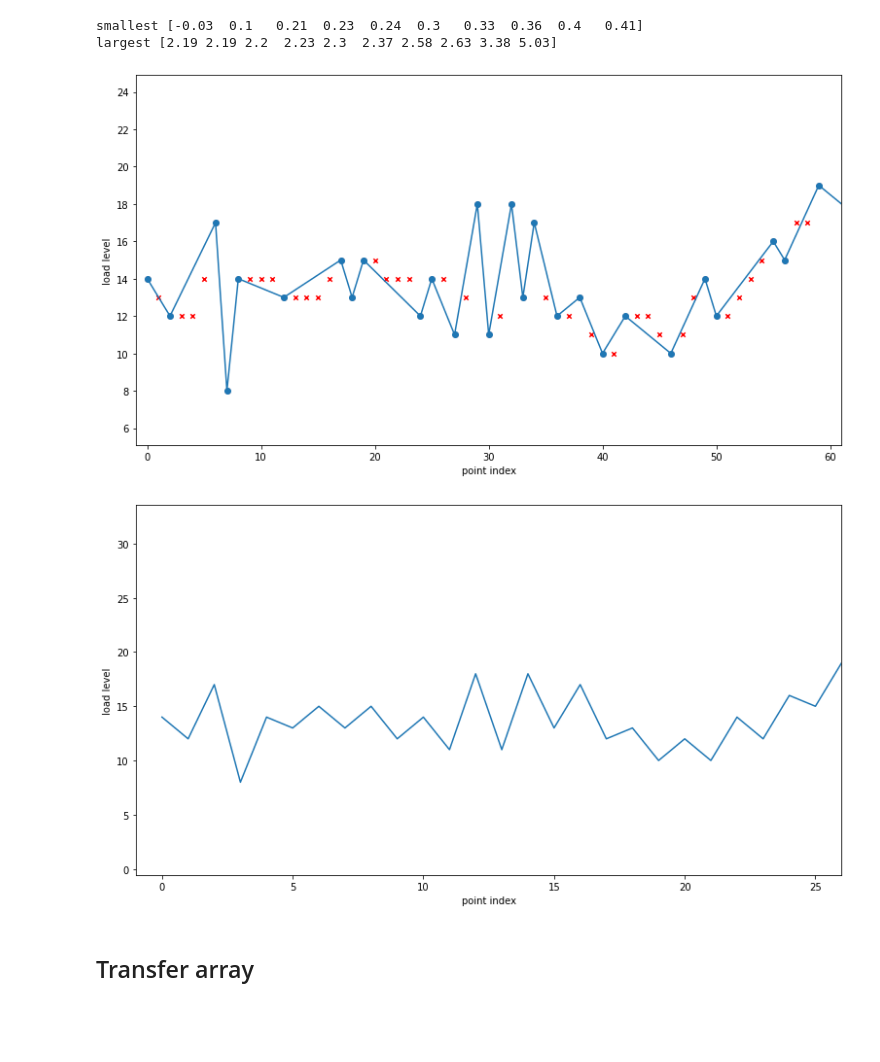
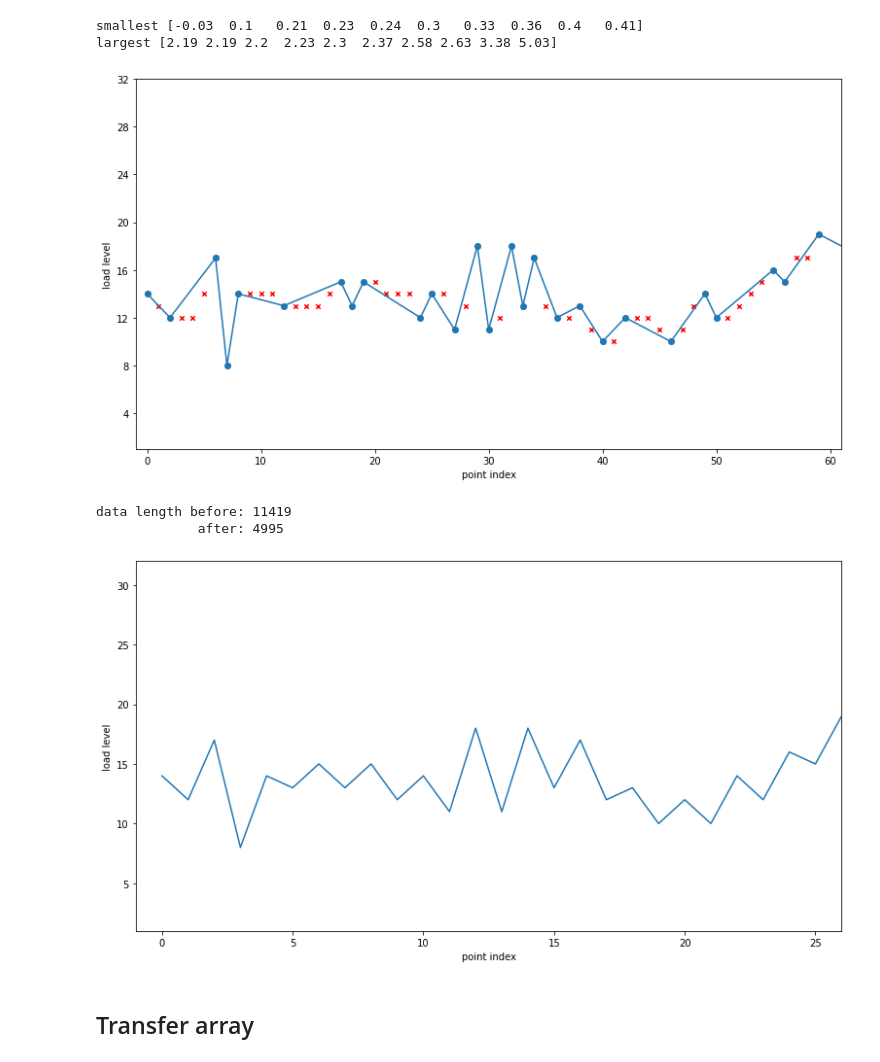
Before and after one commit to Maarrk/zidkl-article, a Jupyter notebook: advanced.ipynb, the cells around one changed output. Drawn from its saved outputs; the diff is of its cells as text; code cells hidden in the pictures; blank space fills up the shorter version.

Commit message:
Adjust figures for the article

```diff
--- a/advanced.ipynb
+++ b/advanced.ipynb
@@ -3,10 +3,13 @@
 # %%
 import numpy as np
 import matplotlib.pyplot as plt
+from matplotlib import ticker, cm
 plt.rc('figure', figsize=(13, 7))
 from matplotlib.ticker import MaxNLocator
 from IPython.display import display, Markdown, Latex  # Display cells with dynamic content
 from string import Template  # Replace text with $ instead of {}, much better for LaTeX equations
+from os import path, makedirs  # Filesystem handling
+import warnings  # Required to suppress a matplotlib warning
 
 def round_numbers(data: dict, places: int) -> dict:
   """Setup floating point variables for string substitution
@@ -37,6 +40,11 @@ md = lambda text, data, places = 3: display(Markdown(Template(text).substitute(r
 
 def sign(x):
   return 1 if x > 0 else -1 if x < 0 else 0
+
+if not path.isdir('output'):
+  makedirs('output')
+
+save = lambda name: plt.savefig(f'output/{name}.png', dpi=300, transparent=True)
 # %% [markdown]
 ## Data definition
 # %%
@@ -98,42 +107,51 @@ def only_extremes(l) -> list:
     if i <= 1:
       continue  # Skip initial two
     if n == extremes[-1]:
       continue  # Skip if value unchanged
     if sign(extremes[-1] - extremes[-2]) != sign(n - extremes[-1]):
       # Direction changed, add this point
       extremes.append(n)
       indices.append(i)
     else:
       # Still going the same way, replace last point with this
       extremes[-1] = n
       indices[-1] = i
 
   return indices, extremes
 
 i, e = only_extremes(load_levels)
 plotted_count = 60
 
 fig, ax = plt.subplots()
 ax.scatter(np.arange(plotted_count), load_levels[:plotted_count], marker='x', s=20, c='red')
 ax.plot(i[:plotted_count], e[:plotted_count])
 ax.scatter(i[:plotted_count], e[:plotted_count])
 ax.yaxis.set_major_locator(MaxNLocator(integer=True))
+plt.ylim([1, 32])
 plt.xlim([-1, plotted_count+1])
 plt.ylabel('load level')
 plt.xlabel('point index')
+save('filtering')
 plt.show()
 
+print(f'data length before: {len(load_levels)}\n' \
+      f'             after: {len(e)} ')
+
 data = np.array(e)
 # %% [output]
-[figure, old version]
+[figure, new version]
+data length before: 11419
+             after: 4995
 # %%
 plt.plot(data)
+plt.ylim([1, 32])
 plt.xlim([-1, 26])
 plt.ylabel('load level')
 plt.xlabel('point index')
+save('filtered')
 plt.show()
 # %% [output]
-[figure, old version]
+[figure, new version]
 # %% [markdown]
 ## Transfer array
 # %%
```
Also changed, not shown: parts of 3 cells of this notebook, 2 other files.
